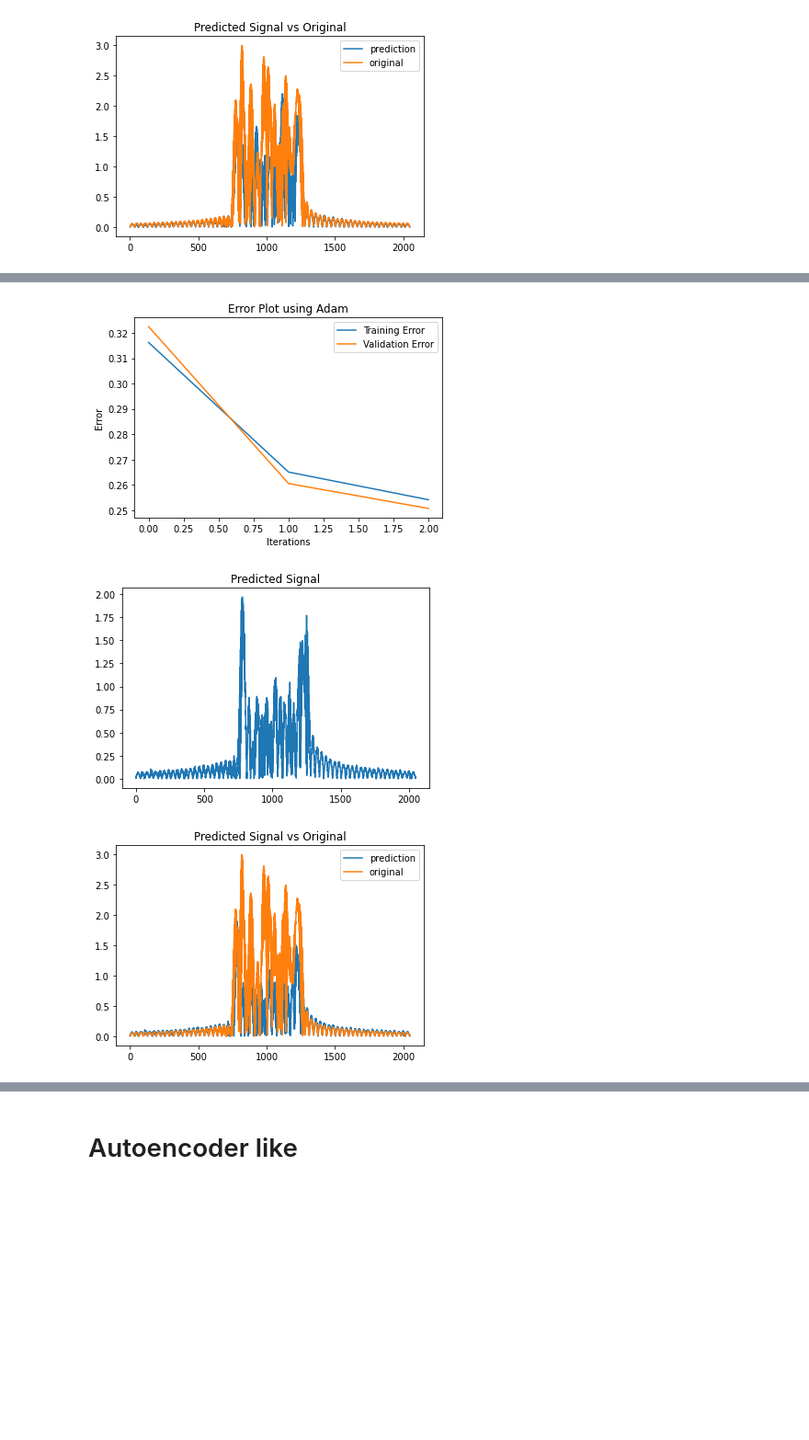
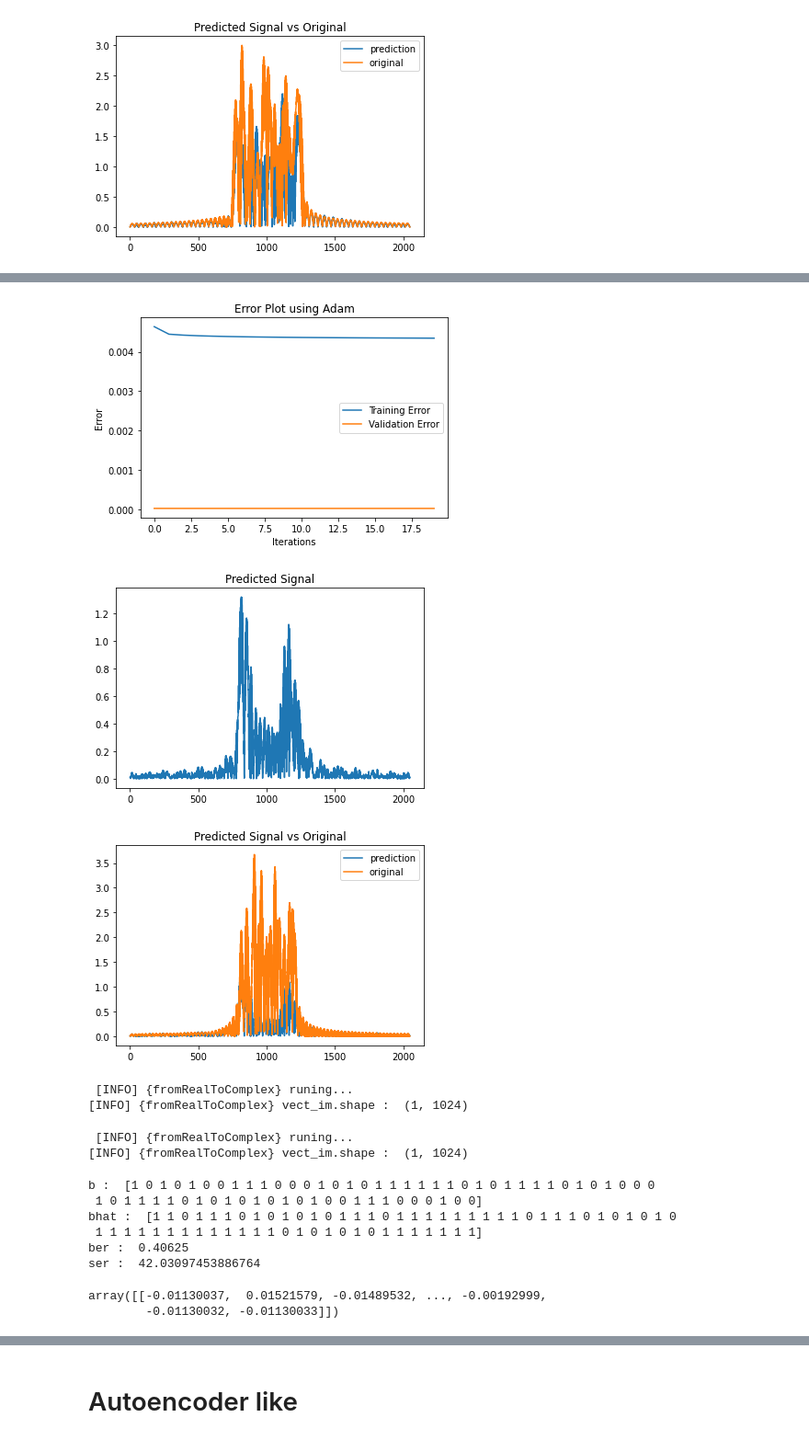
Before and after one commit to BounharAbdelaziz/Deep-Learning-for-solving-NLS-in-Telecommunication, a Jupyter notebook: notebooks/MLP.ipynb, the cells around one changed output, grey strips where cells are left out. Shown at 92% size. Saved outputs shown, nothing was run; the diff lists cells and outputs as text; code cells hidden in the pictures; blank space fills up the shorter version.

```diff
--- a/notebooks/MLP.ipynb
+++ b/notebooks/MLP.ipynb
@@ -433,0 +563,9 @@ plt.plot(np.abs(y_train[25000]))
+# %%
+rect_mlp_big.add(Dense(32, input_shape=(n_features,)))
+rect_mlp_big.add(Activation('selu'))
+
+rect_mlp_big.add(Dense(n_output))
+rect_mlp_big.add(Activation('selu'))
+
+print ()
+rect_mlp_big.summary(name="MLP-rect-2*2048")
@@ -434,7 +586,7 @@ plt.plot(np.abs(y_train[25000]))
 # %%
 print("[INFO] Batch size : ", batch_size)
 print("[INFO] Training epochs number : ", num_epochs)
-train_err_rect_deeper, val_err_rect_deeper = rect_mlp_deeper.fit(X_train, y_train, num_epochs, batch_size)
+train_err_rect_mlp_big2, val_err_rect_mlp_big2 = rect_mlp_big.fit(X_train, y_train, num_epochs, batch_size=batch_size)
 # %% [output]
 Training:   0% [                                               ] ETA:  --:--:--
 [INFO] Batch size :  64
@@ -560,16 +633,0 @@ rect_mlp_big = NeuralNetwork(optimizer=optimizer,
-# %%
-rect_mlp_big.add(Dense(1024, input_shape=(n_features,)))
-rect_mlp_big.add(Activation('selu'))
-rect_mlp_big.add(Dropout(0.15))
-rect_mlp_big.add(BatchNormalization())
-
-rect_mlp_big.add(Dense(1024))
-rect_mlp_big.add(Activation('selu'))
-rect_mlp_big.add(Dropout(0.2))
-rect_mlp_big.add(BatchNormalization())
-
-rect_mlp_big.add(Dense(n_output))
-rect_mlp_big.add(Activation('selu'))
-
-print ()
-rect_mlp_big.summary(name="MLP")
@@ -603,7 +637,7 @@ num_epochs = 20
 # %%
 print("[INFO] Batch size : ", batch_size)
 print("[INFO] Training epochs number : ", num_epochs)
-train_err_rect_mlp_big, val_err_rect_mlp_big = rect_mlp_big.fit(X_train_, y_train_, num_epochs, batch_size=batch_size)
+train_err_rect_mlp_big, val_err_rect_mlp_big = rect_mlp_big.fit(X_train, y_train, num_epochs, batch_size=batch_size)
 # %% [output]
 Training:   0% [                                               ] ETA:  --:--:--
 [INFO] Batch size :  128
@@ -612,7 +666,19 @@ ValueError: shapes (5,2,32,32) and (2048,1024) not aligned: 32 (dim 3) != 2048 (
 # %%
 index_pred= 98
-evals(rect_mlp, X_test, y_test, index_pred, opti, train_err_rect, val_err_rect)
+evals(rect_mlp_big, X_test, y_test, index_pred, opti, train_err_rect_mlp_big, val_err_rect_mlp_big)
 # %% [output]
-[figure, old version]
+[figure, new version]
-[figure, old version]
+[figure, new version]
-[figure, old version]
+[figure, new version]
+ [INFO] {fromRealToComplex} runing...
+[INFO] {fromRealToComplex} vect_im.shape :  (1, 1024)
+ [INFO] {fromRealToComplex} runing...
+[INFO] {fromRealToComplex} vect_im.shape :  (1, 1024)
+b :  [1 0 1 0 1 0 0 1 1 1 0 0 0 1 0 1 0 1 1 1 1 1 1 0 1 0 1 1 1 1 0 1 0 1 0 0 0
+ 1 0 1 1 1 1 0 1 0 1 0 1 0 1 0 1 0 0 1 1 1 0 0 0 1 0 0]
+bhat :  [1 1 0 1 1 1 0 1 0 1 0 1 0 1 1 1 0 1 1 1 1 1 1 1 1 1 0 1 1 1 0 1 0 1 0 1 0
+ 1 1 1 1 1 1 1 1 1 1 1 1 1 0 1 0 1 0 1 0 1 1 1 1 1 1 1]
+ber :  0.40625
+ser :  42.03097453886764
+array([[-0.01130037,  0.01521579, -0.01489532, ..., -0.00192999,
+        -0.01130032, -0.01130033]])
```
Also changed, not shown: parts of 85 cells of this notebook, 2 other files.
